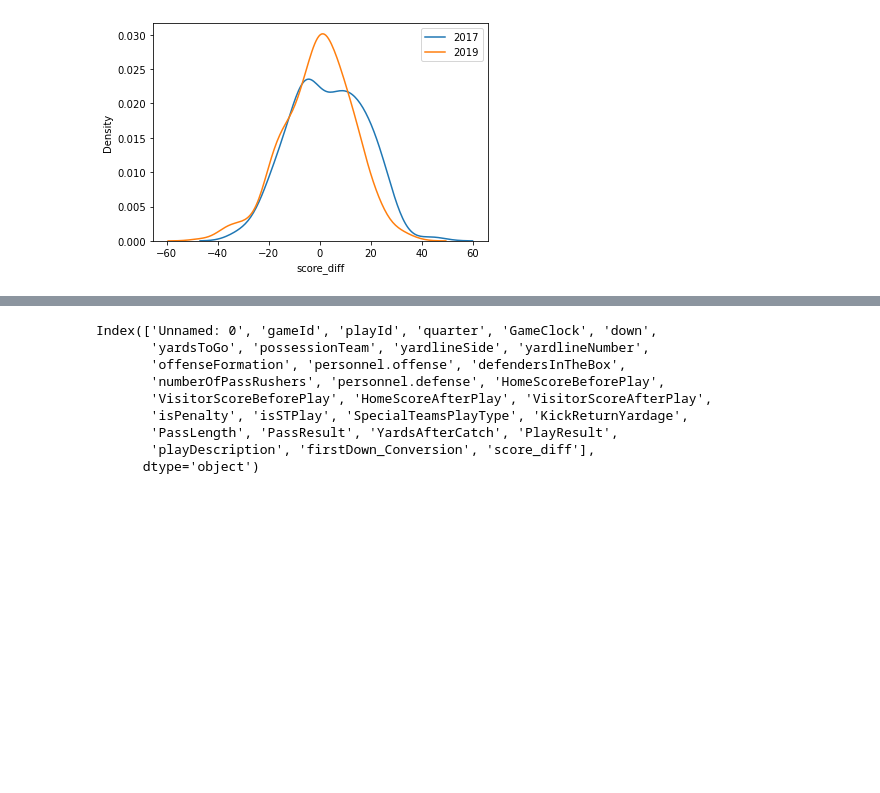
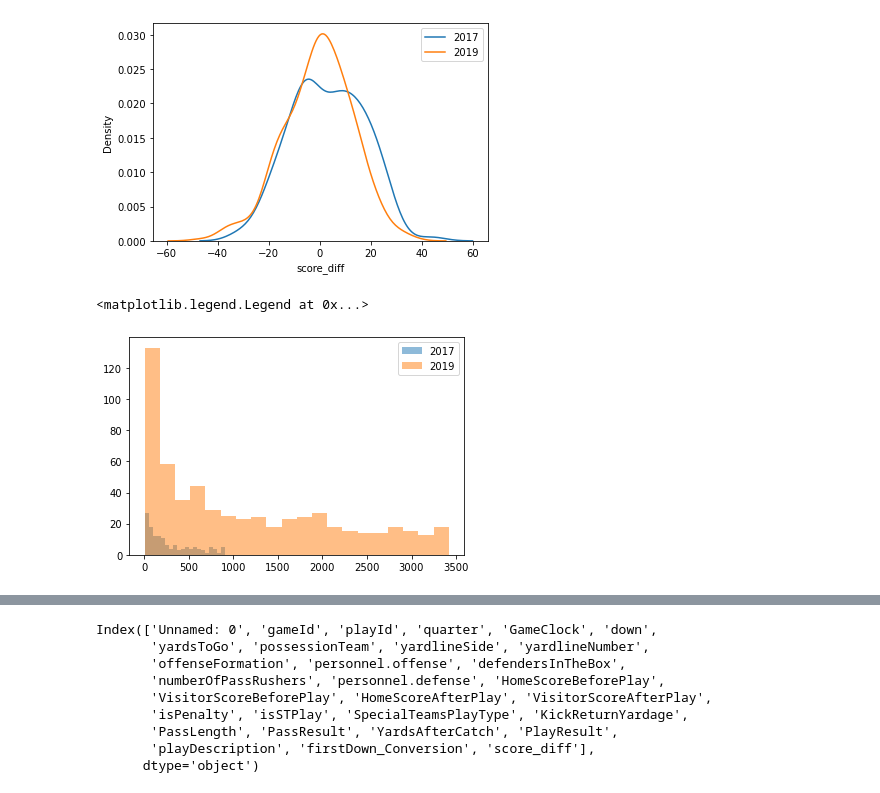
Before and after one commit to butzujac/CMSE-202-Project-NFL4thDowns, a Jupyter notebook: How has 4th changed.ipynb, the cells around one changed output, grey strips where cells are left out. Saved outputs shown, nothing was run; the diff lists cells and outputs as text; code cells hidden in the pictures; blank space fills up the shorter version.

```diff
--- a/How has 4th changed.ipynb
+++ b/How has 4th changed.ipynb
@@ -61,3 +68,13 @@ plt.legend(loc='upper right')
 # %% [output]
 <matplotlib.legend.Legend at 0x...>
 [figure]
+# %%
+plt.hist(df2017['game_seconds_remaining'], bins=20, alpha=0.5, label='2017')
+plt.hist(df2019['game_seconds_remaining'], bins=20, alpha=0.5, label='2019')
+#plt.hist(dfSim['game_seconds_remaining'], bins=20, alpha=0.5, label='sim')
+
+plt.legend(loc='upper right')
+#plt.save('time_remaining.jpg')
+# %% [output]
+<matplotlib.legend.Legend at 0x...>
+[figure, added]
```
Also changed, not shown: parts of 10 cells of this notebook, 3 other files.
